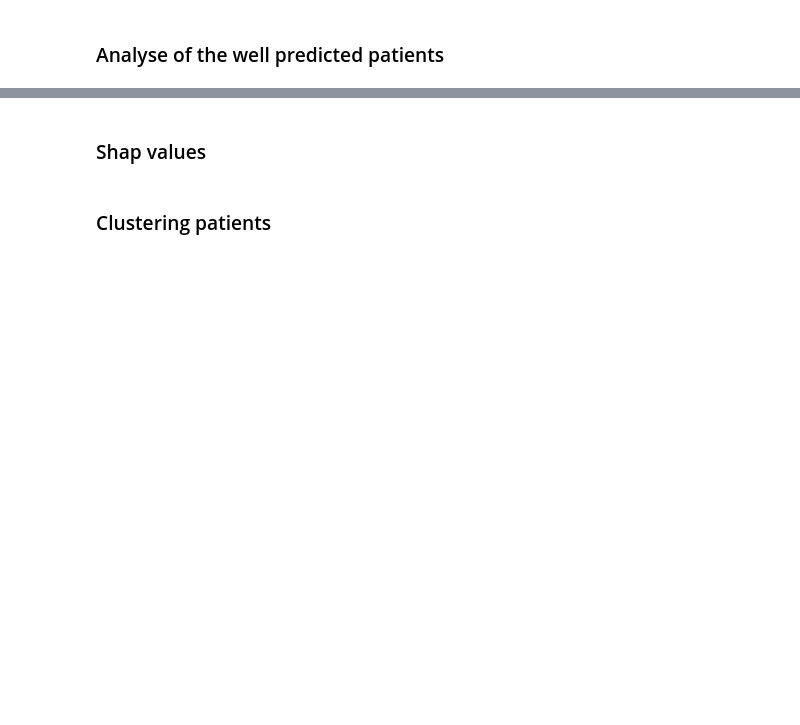
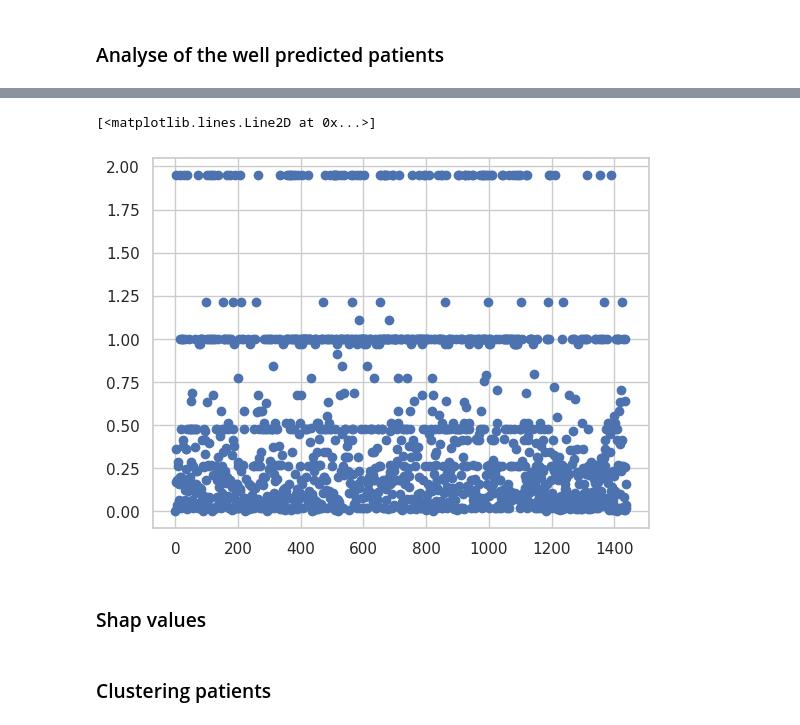
Before and after one commit to martin5555555555/PheWas, a Jupyter notebook: results_analysis/transformers/result_analysis_transformers.ipynb, the cells around one changed output, grey strips where cells are left out. Saved outputs shown, nothing was run; the diff lists cells and outputs as text; code cells hidden in the pictures; blank space fills up the shorter version.

```diff
--- a/results_analysis/transformers/result_analysis_transformers.ipynb
+++ b/results_analysis/transformers/result_analysis_transformers.ipynb
@@ -88,7 +160,7 @@ list_diseases = np.array(list_diseases)
 list_counts = np.array(list_counts)
 list_labels = np.array(list_labels)
 # %%
-indices_predicted_low = predicted_probs_ones<0.4
+indices_predicted_low = predicted_probs_ones<0.45
 # %%
 patients_selected = list_diseases[indices_predicted_low]
 # %%
@@ -110,2 +188,5 @@ frequencies_ratio[15], frequencies[15], frequencies_selected[15]*2330
 # %%
-plt.plot(frequencies_ratio)
+plt.plot(frequencies_ratio, 'o')
+# %% [output]
+[<matplotlib.lines.Line2D at 0x...>]
+[figure, added]
```
Also changed, not shown: parts of 46 cells of this notebook, 32 other files.
